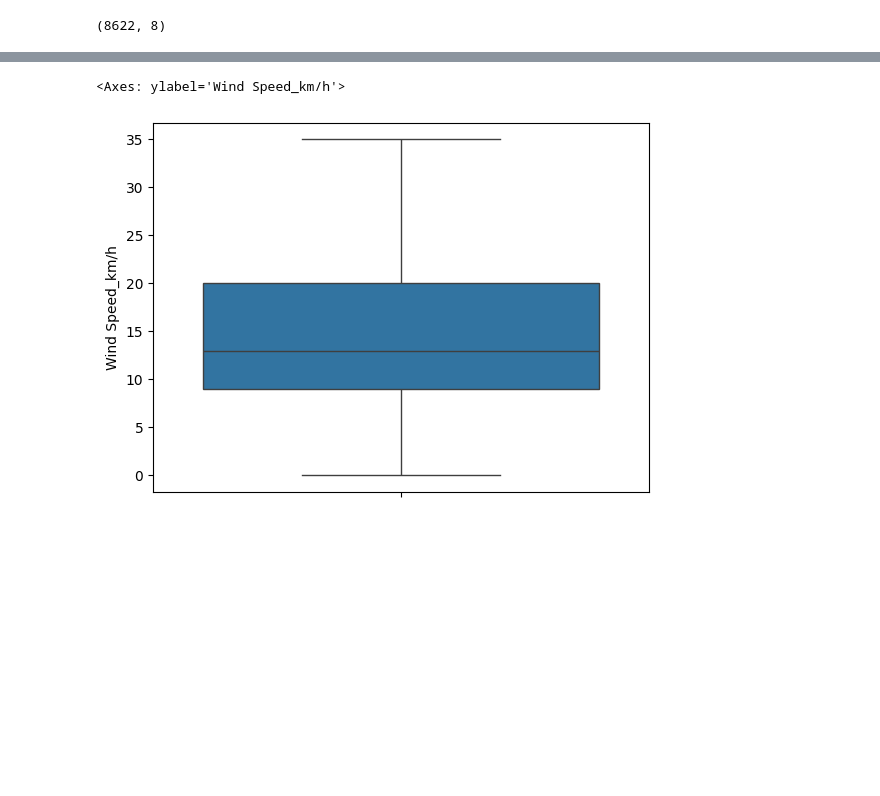
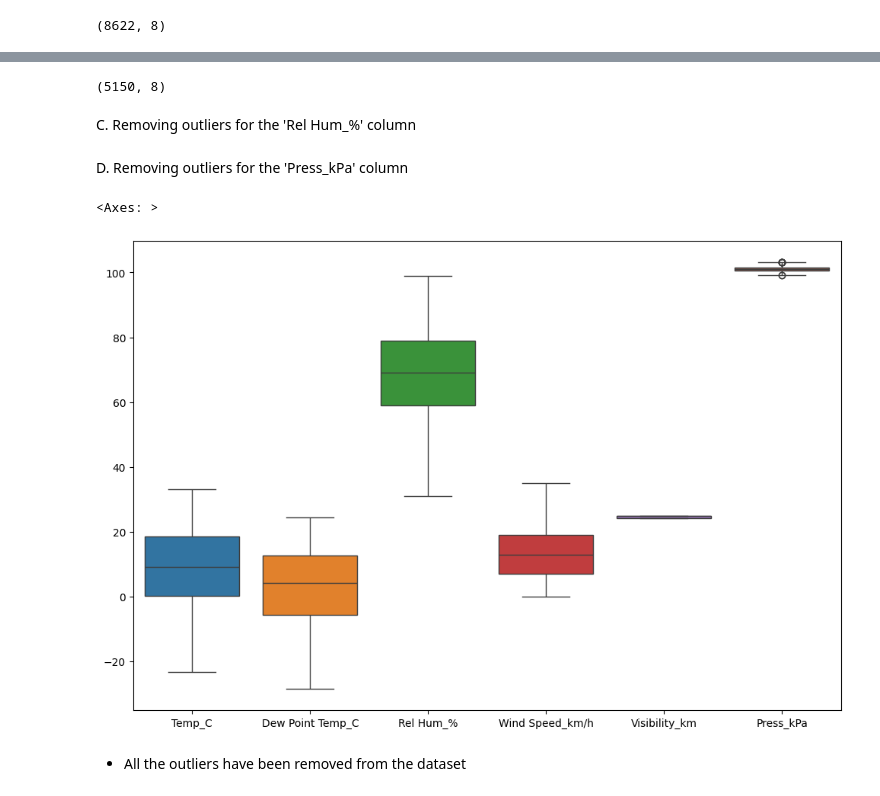
Before and after one commit to mut-rogers/lux_bootcamp, a Jupyter notebook: Week 2 Project/weather_week_2_assignment.ipynb, the cells around one changed output, grey strips where cells are left out. Saved outputs shown, nothing was run; the diff lists cells and outputs as text; code cells hidden in the pictures; blank space fills up the shorter version.

Commit message:
outliers

```diff
--- a/Week 2 Project/weather_week_2_assignment.ipynb
+++ b/Week 2 Project/weather_week_2_assignment.ipynb
@@ -137,6 +139,54 @@ cleaned_weather_df = weather_df[(weather_df["Wind Speed_km/h"] >= lower_bound) &
+# %%
+Q1 = cleaned_weather_df.Visibility_km.quantile(0.25) # Lower Quartile
+Q3 = cleaned_weather_df.Visibility_km.quantile(0.75) # Upper Quartile
+
+# Getting IQR
+IQR = Q3 - Q1
+
+# Upper and lower bounds
+lower_bound = Q1 - IQR * 1.5
+upper_bound = Q3 + IQR * 1.5
+
+# Removing the outliers for this column
+cleaned_weather_df = cleaned_weather_df[(cleaned_weather_df.Visibility_km >= lower_bound) & (cleaned_weather_df.Visibility_km <= upper_bound)]
+# %% [output]
+(5150, 8)
+# %% [markdown]
+C. Removing outliers for the 'Rel Hum_%' column
+# %%
+Q1 = cleaned_weather_df["Rel Hum_%"].quantile(0.25) # Lower Quartile
+Q3 = cleaned_weather_df["Rel Hum_%"].quantile(0.75) # Upper Quartile
+
+# Getting IQR
+IQR = Q3 - Q1
+
+# Upper and lower bounds
+lower_bound = Q1 - IQR * 1.5
+upper_bound = Q3 + IQR * 1.5
+
+# Removing the outliers for this column
+cleaned_weather_df = cleaned_weather_df[(cleaned_weather_df["Rel Hum_%"] >= lower_bound) & (cleaned_weather_df["Rel Hum_%"] <= upper_bound)]
+# %% [markdown]
+D. Removing outliers for the 'Press_kPa' column
+# %%
+Q1 = cleaned_weather_df["Press_kPa"].quantile(0.25) # Lower Quartile
+Q3 = cleaned_weather_df["Press_kPa"].quantile(0.75) # Upper Quartile
+
+# Getting IQR
+IQR = Q3 - Q1
+
+# Upper and lower bounds
+lower_bound = Q1 - IQR * 1.5
+upper_bound = Q3 + IQR * 1.5
+
+# Removing the outliers for this column
+cleaned_weather_df = cleaned_weather_df[(cleaned_weather_df["Press_kPa"] >= lower_bound) & (cleaned_weather_df["Press_kPa"] <= upper_bound)]
 # %%
-# Confirming tha outliers were removed from the "Wind Speed_km/hr" column using boxplots
-sns.boxplot(data=cleaned_weather_df["Wind Speed_km/h"], orient="v")
+# Confirming that dataset were removed from the dataset
+plt.figure(figsize=(12,8))
+sns.boxplot(data=cleaned_weather_df)
 # %% [output]
-<Axes: ylabel='Wind Speed_km/h'>
+<Axes: >
-[figure, old version]
+[figure, new version]
+# %% [markdown]
+- All the outliers have been removed from the dataset
```
Also changed, not shown: parts of 2 cells of this notebook.
